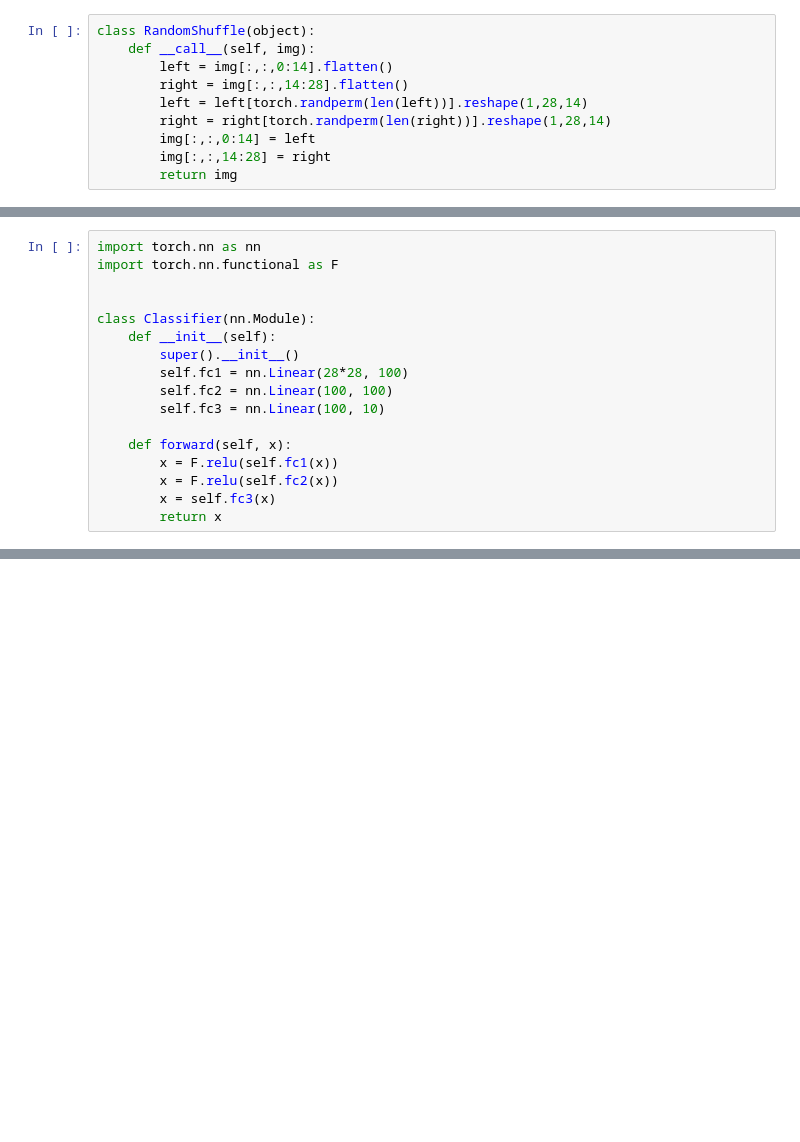
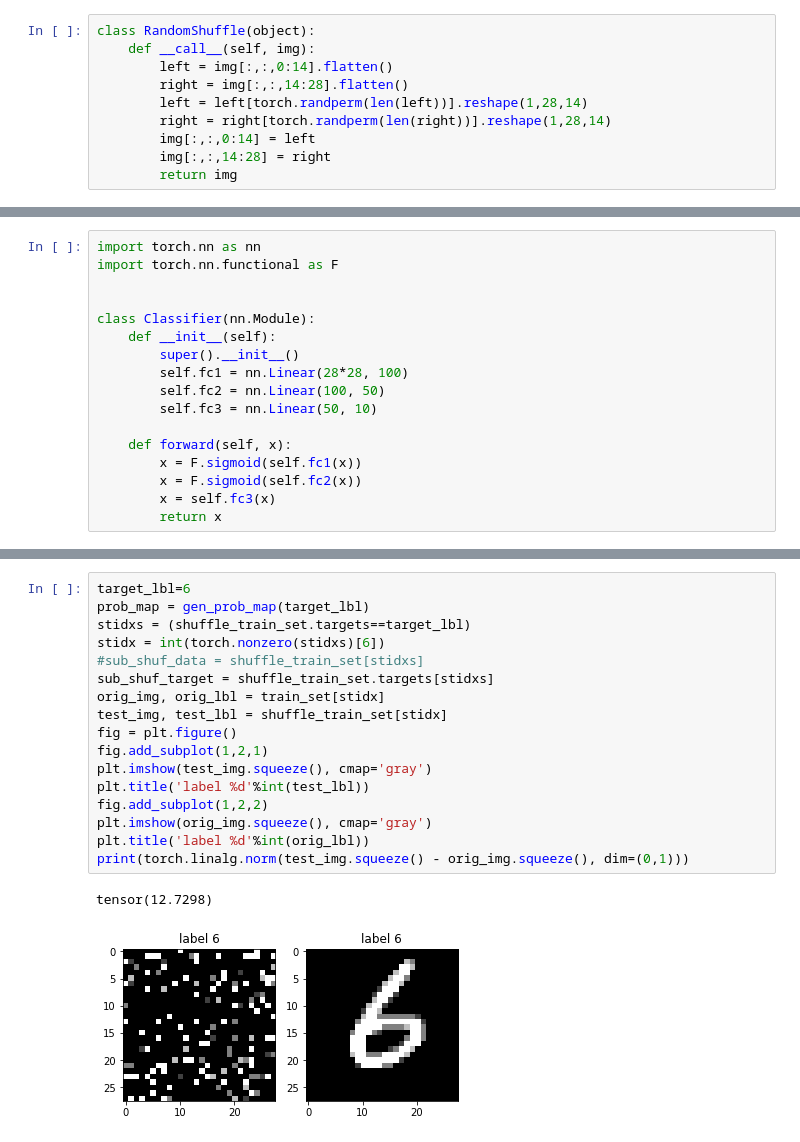
Before and after one commit to sairisheek/Permuted_MNIST, a Jupyter notebook: Perturbed_MNIST.ipynb, the cells around one changed output, grey strips where cells are left out. Saved outputs shown, nothing was run; the diff lists cells and outputs as text; blank space fills up the shorter version.

```diff
--- a/Perturbed_MNIST.ipynb
+++ b/Perturbed_MNIST.ipynb
@@ -49,12 +58,12 @@ class Classifier(nn.Module):
     def __init__(self):
         super().__init__()
         self.fc1 = nn.Linear(28*28, 100)
-        self.fc2 = nn.Linear(100, 100)
-        self.fc3 = nn.Linear(100, 10)
+        self.fc2 = nn.Linear(100, 50)
+        self.fc3 = nn.Linear(50, 10)
 
     def forward(self, x):
-        x = F.relu(self.fc1(x))
-        x = F.relu(self.fc2(x))
+        x = F.sigmoid(self.fc1(x))
+        x = F.sigmoid(self.fc2(x))
         x = self.fc3(x)
         return x
 # %%
@@ -91,0 +189,20 @@ KeyboardInterrupt:
+# %%
+target_lbl=6
+prob_map = gen_prob_map(target_lbl)
+stidxs = (shuffle_train_set.targets==target_lbl)
+stidx = int(torch.nonzero(stidxs)[6])
+#sub_shuf_data = shuffle_train_set[stidxs]
+sub_shuf_target = shuffle_train_set.targets[stidxs]
+orig_img, orig_lbl = train_set[stidx]
+test_img, test_lbl = shuffle_train_set[stidx]
+fig = plt.figure()
+fig.add_subplot(1,2,1)
+plt.imshow(test_img.squeeze(), cmap='gray')
+plt.title('label %d'%int(test_lbl))
+fig.add_subplot(1,2,2)
+plt.imshow(orig_img.squeeze(), cmap='gray')
+plt.title('label %d'%int(orig_lbl))
+print(torch.linalg.norm(test_img.squeeze() - orig_img.squeeze(), dim=(0,1)))
+# %% [output]
+tensor(12.7298)
+[figure, added]
```
Also changed, not shown: parts of 8 cells of this notebook.
